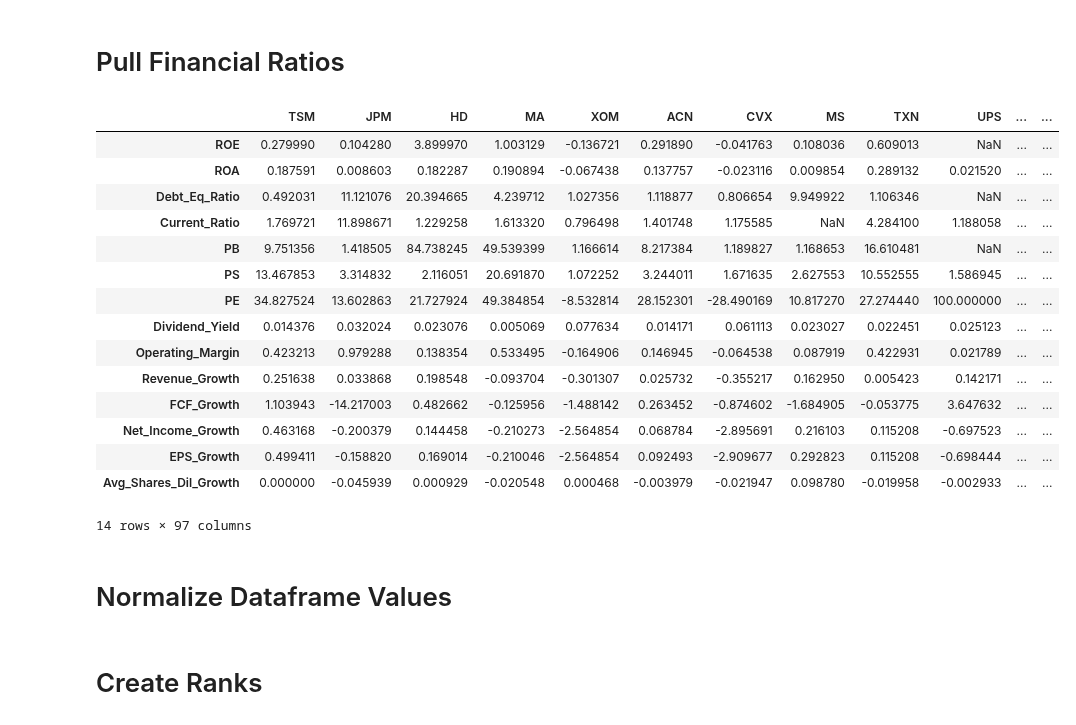
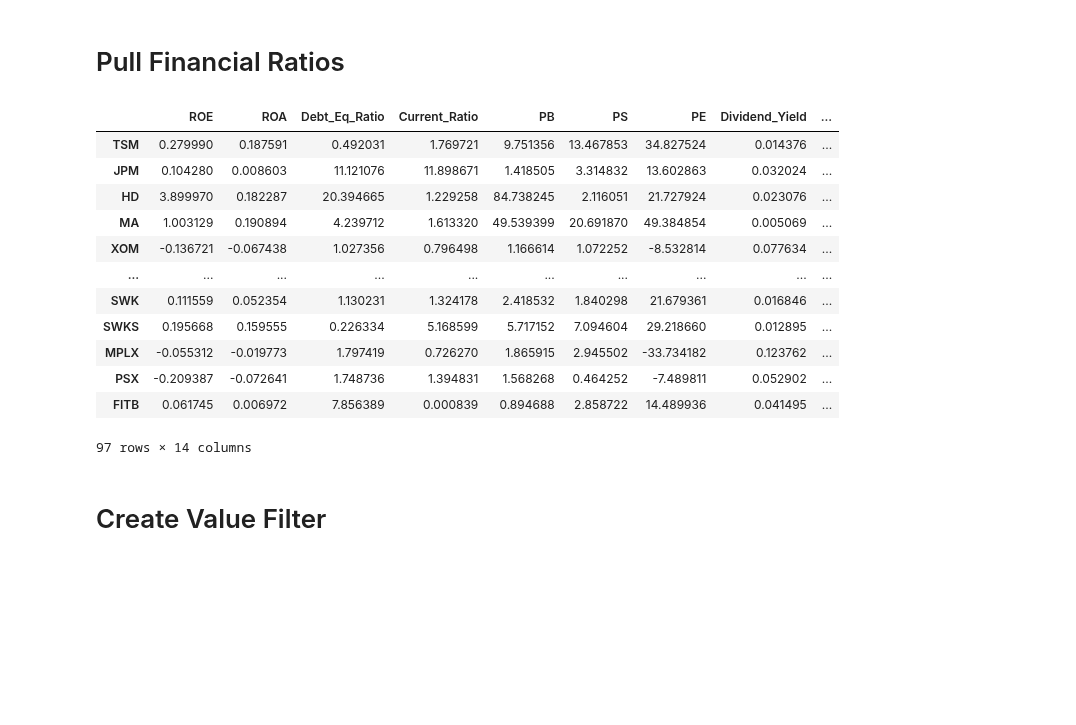
Before and after one commit to dbogatic/value_investing, a Jupyter notebook: value_screen.ipynb, the cells around one changed output. Drawn from its saved outputs; the diff is of its cells as text; code cells hidden in the pictures; blank space fills up the shorter version.

Commit message:
edit screen and margin of safety

```diff
--- a/value_screen.ipynb
+++ b/value_screen.ipynb
@@ -94,24 +94,20 @@ for company in companies:
 
 #print(value_ratios)
 # %%
+# Create dataframe of filtered companies with financial stats
 df = pd.DataFrame.from_dict(value_ratios, orient='index')
-df.T
+df
 # %% [output]
-|  | TSM | JPM | HD | MA | XOM | ACN | CVX | MS | TXN | UPS | ... | ... |
-| ROE | 0.279990 | 0.104280 | 3.899970 | 1.003129 | -0.136721 | 0.291890 | -0.041763 | 0.108036 | 0.609013 | NaN | ... | ... |
-| ROA | 0.187591 | 0.008603 | 0.182287 | 0.190894 | -0.067438 | 0.137757 | -0.023116 | 0.009854 | 0.289132 | 0.021520 | ... | ... |
-| Debt_Eq_Ratio | 0.492031 | 11.121076 | 20.394665 | 4.239712 | 1.027356 | 1.118877 | 0.806654 | 9.949922 | 1.106346 | NaN | ... | ... |
-| Current_Ratio | 1.769721 | 11.898671 | 1.229258 | 1.613320 | 0.796498 | 1.401748 | 1.175585 | NaN | 4.284100 | 1.188058 | ... | ... |
-| PB | 9.751356 | 1.418505 | 84.738245 | 49.539399 | 1.166614 | 8.217384 | 1.189827 | 1.168653 | 16.610481 | NaN | ... | ... |
-| PS | 13.467853 | 3.314832 | 2.116051 | 20.691870 | 1.072252 | 3.244011 | 1.671635 | 2.627553 | 10.552555 | 1.586945 | ... | ... |
-| PE | 34.827524 | 13.602863 | 21.727924 | 49.384854 | -8.532814 | 28.152301 | -28.490169 | 10.817270 | 27.274440 | 100.000000 | ... | ... |
-| Dividend_Yield | 0.014376 | 0.032024 | 0.023076 | 0.005069 | 0.077634 | 0.014171 | 0.061113 | 0.023027 | 0.022451 | 0.025123 | ... | ... |
-| Operating_Margin | 0.423213 | 0.979288 | 0.138354 | 0.533495 | -0.164906 | 0.146945 | -0.064538 | 0.087919 | 0.422931 | 0.021789 | ... | ... |
-| Revenue_Growth | 0.251638 | 0.033868 | 0.198548 | -0.093704 | -0.301307 | 0.025732 | -0.355217 | 0.162950 | 0.005423 | 0.142171 | ... | ... |
-| FCF_Growth | 1.103943 | -14.217003 | 0.482662 | -0.125956 | -1.488142 | 0.263452 | -0.874602 | -1.684905 | -0.053775 | 3.647632 | ... | ... |
-| Net_Income_Growth | 0.463168 | -0.200379 | 0.144458 | -0.210273 | -2.564854 | 0.068784 | -2.895691 | 0.216103 | 0.115208 | -0.697523 | ... | ... |
-| EPS_Growth | 0.499411 | -0.158820 | 0.169014 | -0.210046 | -2.564854 | 0.092493 | -2.909677 | 0.292823 | 0.115208 | -0.698444 | ... | ... |
-| Avg_Shares_Dil_Growth | 0.000000 | -0.045939 | 0.000929 | -0.020548 | 0.000468 | -0.003979 | -0.021947 | 0.098780 | -0.019958 | -0.002933 | ... | ... |
+|  | ROE | ROA | Debt_Eq_Ratio | Current_Ratio | PB | PS | PE | Dividend_Yield | ... |
+| TSM | 0.279990 | 0.187591 | 0.492031 | 1.769721 | 9.751356 | 13.467853 | 34.827524 | 0.014376 | ... |
+| JPM | 0.104280 | 0.008603 | 11.121076 | 11.898671 | 1.418505 | 3.314832 | 13.602863 | 0.032024 | ... |
+| HD | 3.899970 | 0.182287 | 20.394665 | 1.229258 | 84.738245 | 2.116051 | 21.727924 | 0.023076 | ... |
+| MA | 1.003129 | 0.190894 | 4.239712 | 1.613320 | 49.539399 | 20.691870 | 49.384854 | 0.005069 | ... |
+| XOM | -0.136721 | -0.067438 | 1.027356 | 0.796498 | 1.166614 | 1.072252 | -8.532814 | 0.077634 | ... |
+| ... | ... | ... | ... | ... | ... | ... | ... | ... | ... |
+| SWK | 0.111559 | 0.052354 | 1.130231 | 1.324178 | 2.418532 | 1.840298 | 21.679361 | 0.016846 | ... |
+| SWKS | 0.195668 | 0.159555 | 0.226334 | 5.168599 | 5.717152 | 7.094604 | 29.218660 | 0.012895 | ... |
+| MPLX | -0.055312 | -0.019773 | 1.797419 | 0.726270 | 1.865915 | 2.945502 | -33.734182 | 0.123762 | ... |
+| PSX | -0.209387 | -0.072641 | 1.748736 | 1.394831 | 1.568268 | 0.464252 | -7.489811 | 0.052902 | ... |
+| FITB | 0.061745 | 0.006972 | 7.856389 | 0.000839 | 0.894688 | 2.858722 | 14.489936 | 0.041495 | ... |
-14 rows × 97 columns
+97 rows × 14 columns
-# %% [markdown]
-# Normalize Dataframe Values
@@ -128,2 +114,2 @@ df = df / ratios_mean
 # %% [markdown]
-# Create Ranks
+# Create Value Filter
```
Also changed, not shown: parts of 5 cells of this notebook, 1 other file.
